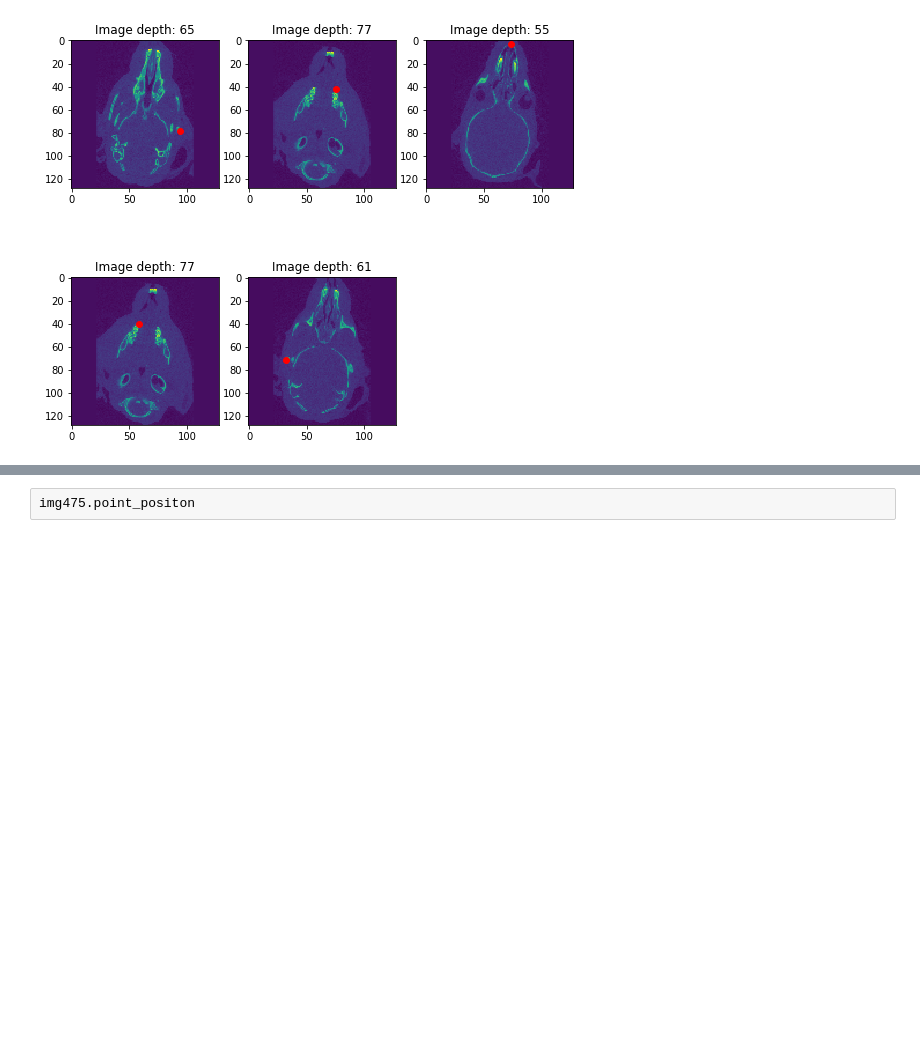
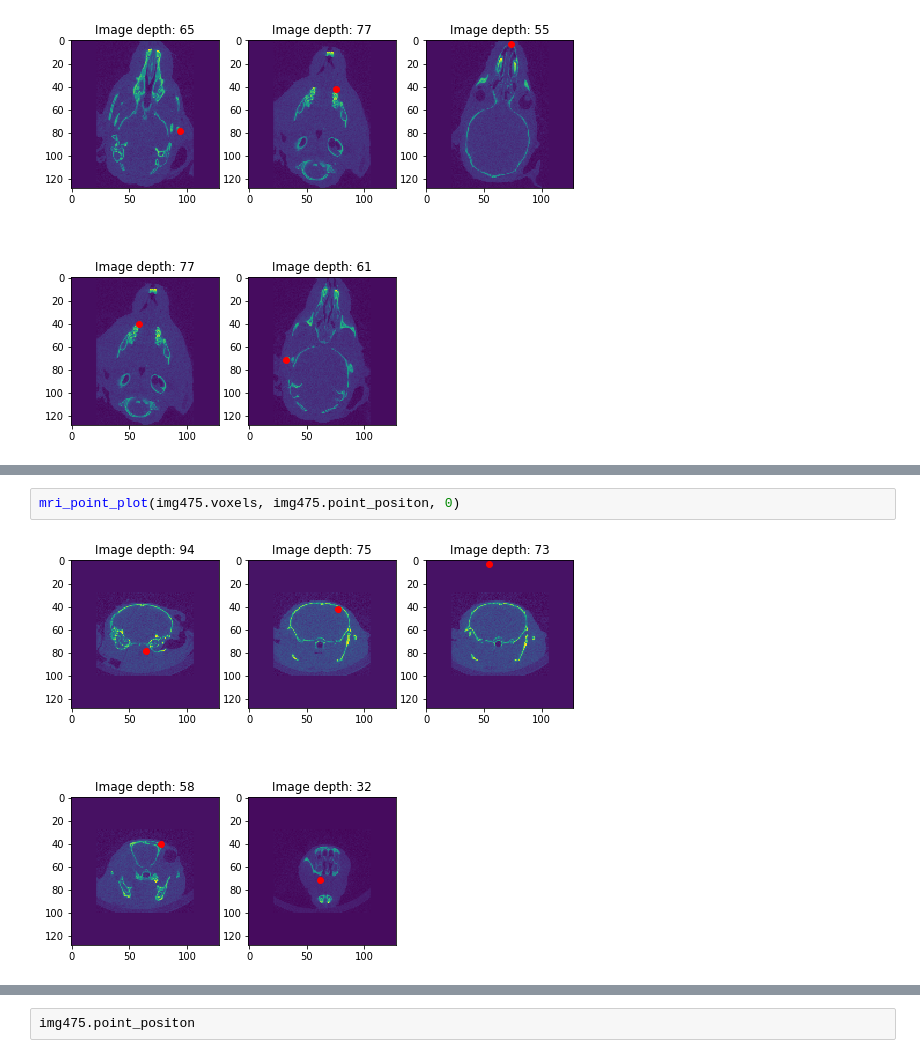
Before and after one commit to 3DLables/3DLabeler, a Jupyter notebook: EDATesting.ipynb, the cells around one changed output, grey strips where cells are left out. Drawn from its saved outputs; the diff is of its cells as text; blank space fills up the shorter version.

```diff
--- a/EDATesting.ipynb
+++ b/EDATesting.ipynb
@@ -23,0 +29,4 @@ mri_point_plot(img475.voxels, img475.point_positon)
+# %%
+mri_point_plot(img475.voxels, img475.point_positon, 0)
+# %% [output]
+[figure, added]
```
Also changed, not shown: parts of 10 cells of this notebook, 1 other file.
